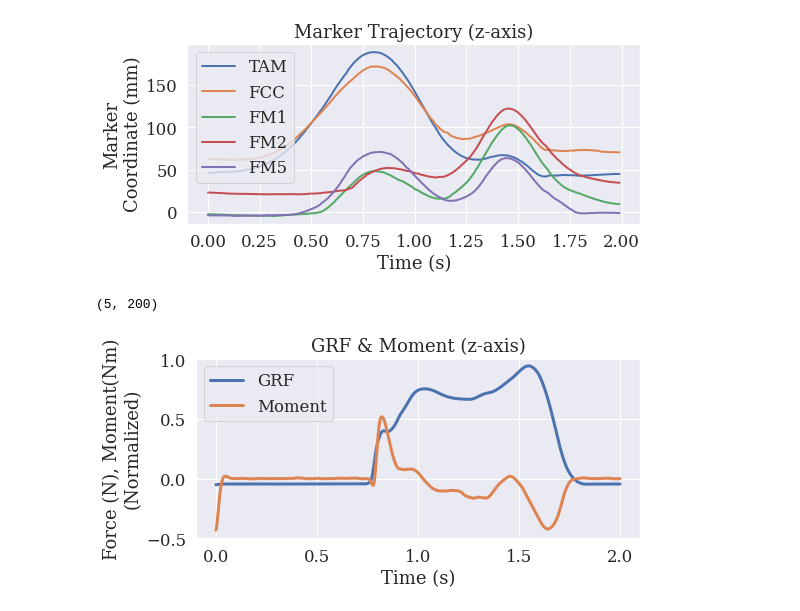
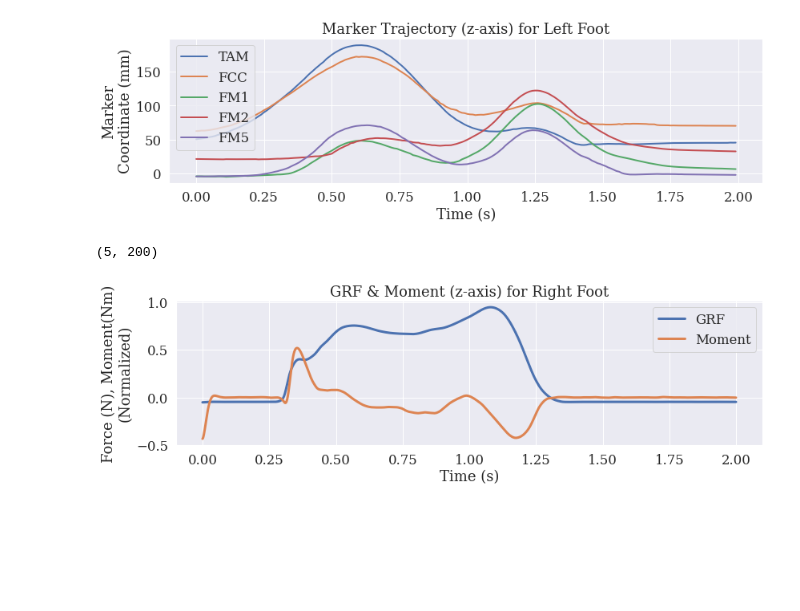
Before and after one commit to atick-faisal/GRF-Synthesis-from-Motion-Trajectories, a Jupyter notebook: src/visualization/visualization_patent.ipynb, the cells around one changed output. Drawn from its saved outputs; the diff is of its cells as text; code cells hidden in the pictures; blank space fills up the shorter version.

Commit message:
Fix figures

```diff
--- a/src/visualization/visualization_patent.ipynb
+++ b/src/visualization/visualization_patent.ipynb
@@ -32,28 +32,28 @@ filename = "../../Dataset/gait-dbase-2/Participant7/Raw_Data/V35/T3.c3d"
 # %%
 content = c3d(filename, extract_forceplat_data=True)
 # %%
-trajectory_z = content['data']['points'][2, 10:15, 200:400]
-force_z = content['data']['platform'][1]['force'][2, 0:3000]
-moment_z = content['data']['platform'][1]['moment'][2, 0:3000]
+trajectory_z = content['data']['points'][2, 10:15, 220:420]
+force_z = content['data']['platform'][1]['force'][2, 700:3700]
+moment_z = content['data']['platform'][1]['moment'][2, 700:3700]
 # %%
 MARKERS = ["TAM", "FCC", "FM1", "FM2", "FM5"]
 # %%
 t = (np.arange(0, trajectory_z.shape[1])) / 100.0
 # %%
-plt.figure(figsize=(8, 4))
+plt.figure(figsize=(12, 4))
 for i in range(5):
     plt.plot(t, trajectory_z[i, :], "-", linewidth=2, label=MARKERS[i])
 
 plt.legend()
-plt.title("Marker Trajectory (z-axis)")
+plt.title("Marker Trajectory (z-axis) for Left Foot")
 plt.xlabel("Time (s)")
 plt.ylabel("Marker\nCoordinate (mm)")
 plt.tight_layout()
 plt.savefig("../../Figures/trajectories_z.svg")
 plt.show()
 # plt.axis("off")
 # %% [output]
-[figure, old version]
+[figure, new version]
 # %%
 trajectory_z.shape
 # %% [output]
@@ -67,15 +67,15 @@ force_z = GrfFilter.apply(force_z)
 moment_z = GrfFilter.apply(moment_z)
 # %%
 t = (np.arange(0, force_z.shape[0]) / 1500.0)
-plt.figure(figsize=(8, 4))
+plt.figure(figsize=(12, 4))
 plt.plot(t, force_z, linewidth=3, label="GRF")
 plt.plot(t, moment_z, linewidth=3, label="Moment")
 plt.legend()
-plt.title("GRF & Moment (z-axis)")
+plt.title("GRF & Moment (z-axis) for Right Foot")
 plt.xlabel("Time (s)")
 plt.ylabel("Force (N), Moment(Nm)\n(Normalized)")
 plt.tight_layout()
 plt.savefig("../../Figures/force_moment_z.svg")
 plt.show()
 # %% [output]
-[figure, old version]
+[figure, new version]
```
